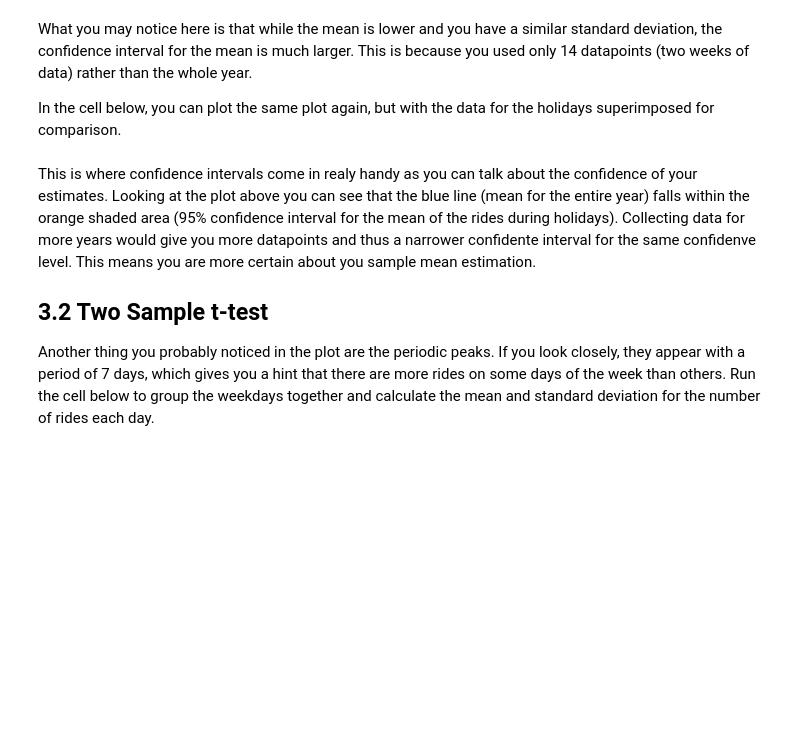
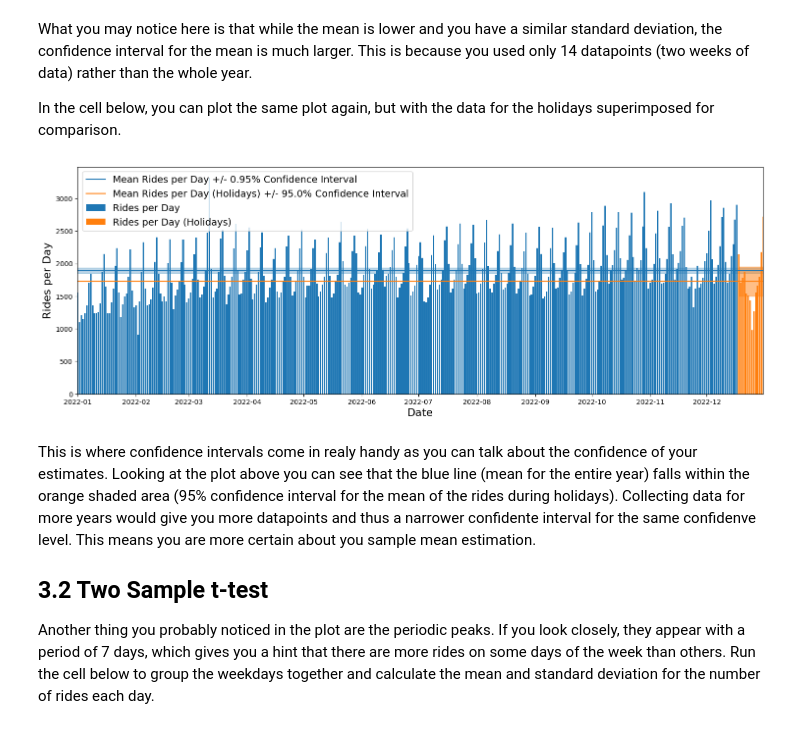
Before and after one commit to wisarootl/mathematics-for-machine-learning-and-data-science-specialization, a Jupyter notebook: c3-probability-and-statistics/w1/lab-3/Rideshare_Project_Week4.ipynb, the cells around one changed output. Cells and saved outputs as stored; diff of their text form; code cells hidden in the pictures; blank space fills up the shorter version.

```diff
--- a/c3-probability-and-statistics/w1/lab-3/Rideshare_Project_Week4.ipynb
+++ b/c3-probability-and-statistics/w1/lab-3/Rideshare_Project_Week4.ipynb
@@ -126,26 +160,46 @@ What you may notice here is that while the mean is lower and you have a similar
 
 In the cell below, you can plot the same plot again, but with the data for the holidays superimposed for comparison.
 # %%
-plt.figure(figsize=(18,6))
+plt.figure(figsize=(18, 6))
 
 # Plot the histogram of the daily rides, the mean and the confidence interval
-plt.bar(daily_rides['date'], daily_rides['daily_rides'], label='Rides per Day')
-plt.axhline(y=mean_rides_per_day, color='C0', label=f'Mean Rides per Day +/- {confidence}% Confidence Interval')
-plt.fill_between(daily_rides['date'], mean_rides_per_day-confidence_interval,
-                 mean_rides_per_day+confidence_interval, color='C0', alpha=0.3)
+plt.bar(daily_rides["date"], daily_rides["daily_rides"], label="Rides per Day")
+plt.axhline(
+    y=mean_rides_per_day, color="C0", label=f"Mean Rides per Day +/- {confidence}% Confidence Interval"
+)
+plt.fill_between(
+    daily_rides["date"],
+    mean_rides_per_day - confidence_interval,
+    mean_rides_per_day + confidence_interval,
+    color="C0",
+    alpha=0.3,
+)
 
 # Plot the histogram of the daily rides, the mean and the confidence interval for the holiday season
-plt.bar(daily_rides_holidays['date'], daily_rides_holidays['daily_rides'], label='Rides per Day (Holidays)')
-plt.axhline(y=mean_rides_per_day_holidays, color='C1', label='Mean Rides per Day (Holidays) +/- {confidence}% Confidence Interval')
+plt.bar(
+    daily_rides_holidays["date"], daily_rides_holidays["daily_rides"], label="Rides per Day (Holidays)"
+)
+plt.axhline(
+    y=mean_rides_per_day_holidays,
+    color="C1",
+    label=f"Mean Rides per Day (Holidays) +/- {100*confidence}% Confidence Interval",
+)
 
-plt.fill_between(daily_rides_holidays['date'], mean_rides_per_day_holidays-confidence_interval_holidays,
-                 mean_rides_per_day_holidays+confidence_interval_holidays, color='C1', alpha=0.5)
+plt.fill_between(
+    daily_rides_holidays["date"],
+    mean_rides_per_day_holidays - confidence_interval_holidays,
+    mean_rides_per_day_holidays + confidence_interval_holidays,
+    color="C1",
+    alpha=0.5,
+)
 
-plt.ylabel('Rides per Day', fontsize=16)
-plt.xlabel('Date', fontsize=16)
-plt.xlim(min(daily_rides['date']), max(daily_rides_holidays['date']))
+plt.ylabel("Rides per Day", fontsize=16)
+plt.xlabel("Date", fontsize=16)
+plt.xlim(min(daily_rides["date"]), max(daily_rides_holidays["date"]))
 plt.legend(fontsize=14)
 plt.show()
+# %% [output]
+[figure, added]
 # %% [markdown]
 This is where confidence intervals come in realy handy as you can talk about the confidence of your estimates. Looking at the plot above you can see that the blue line (mean for the entire year) falls within the orange shaded area (95% confidence interval for the mean of the rides during holidays). Collecting data for more years would give you more datapoints and thus a narrower confidente interval for the same confidenve level. This means you are more certain about you sample mean estimation.
 
```
Also changed, not shown: parts of 15 cells of this notebook, 9 other files.
